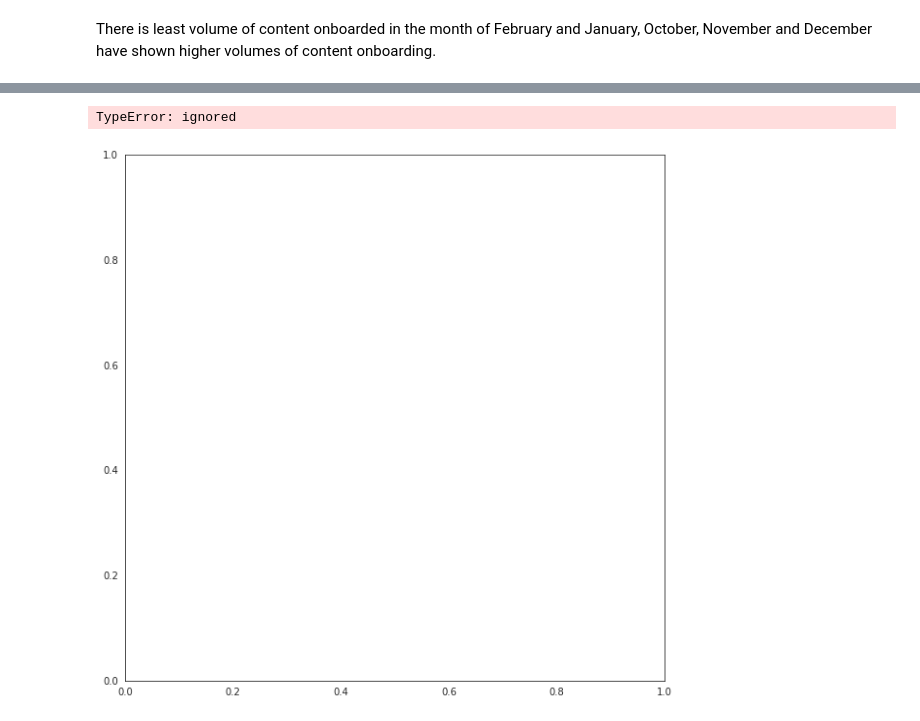
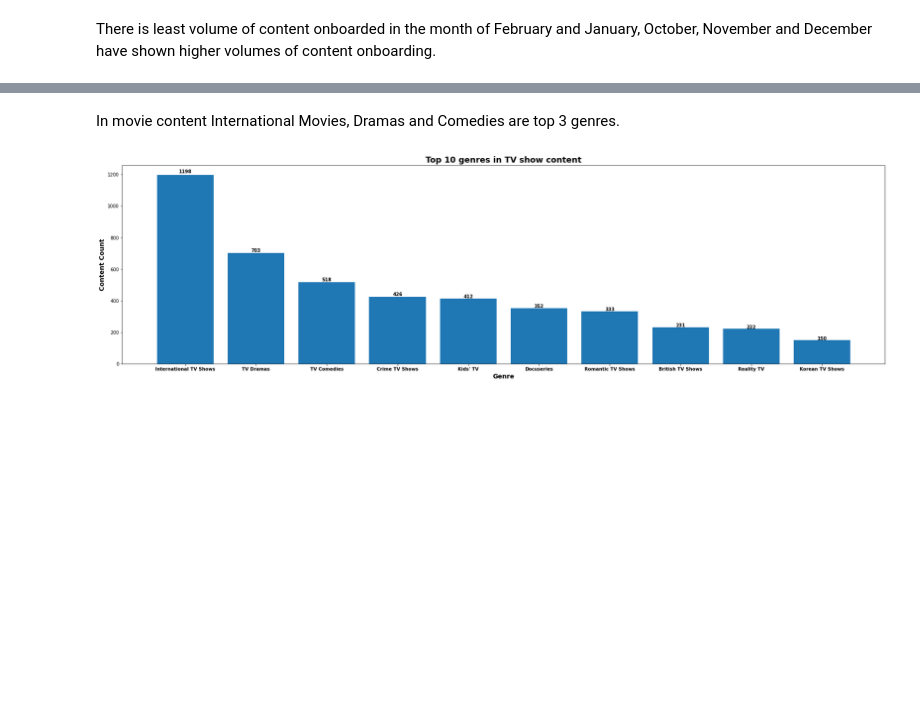
Before and after one commit to shetehm/NETFLIX-MOVIES-AND-TV-SHOWS-CLUSTERING, a Jupyter notebook: Individual_Colab_NETFLIX_MOVIES_AND_TV_SHOWS_CLUSTERING.ipynb, the cells around one changed output, grey strips where cells are left out. Drawn from its saved outputs; the diff is of its cells as text; code cells hidden in the pictures; blank space fills up the shorter version.

```diff
--- a/Individual_Colab_NETFLIX_MOVIES_AND_TV_SHOWS_CLUSTERING.ipynb
+++ b/Individual_Colab_NETFLIX_MOVIES_AND_TV_SHOWS_CLUSTERING.ipynb
@@ -649,8 +670,44 @@ for p in graph:
-# %%
-#Boxplot for duration of movie
-fig, ax = plt.subplots(figsize = ( 10 , 10 ))
-sns.boxplot( y="duration", data=netflix_df)
-ax.set_title( "Cholestrol level and prevalance of Cardiovascular risk" , size = 24 )
-# %% [output]
-TypeError: ignored
-[figure, removed]
+# %% [markdown]
+In movie content International Movies, Dramas and Comedies are top 3 genres.
+# %%
+#Top 10 genres in TV shows content
+tvshow_genre_dict= {' ':0}
+tvshow_genre_list= list(tvshow_df['listed_in'])
+import pdb
+
+for item in tvshow_genre_list:
+  #pdb.set_trace()
+  flag= 3
+  item= item.split(', ')
+  for i in item:
+    if i in tvshow_genre_dict.keys():
+      tvshow_genre_dict[i]= tvshow_genre_dict[i]+1
+    else:
+      tvshow_genre_dict[i]= 1
+tvshow_genre_df= pd.DataFrame(tvshow_genre_dict.items(), columns=['Genre', 'Count'])
+data= tvshow_genre_df.sort_values(by='Count', ascending=False).head(10)
+
+plt.figure(figsize=(30,8))
+graph = plt.bar(data['Genre'], data['Count'])
+
+plt.title('Top 10 genres in TV show content', weight='bold', fontsize= 18)
+plt.xlabel('Genre', weight='bold', fontsize= 14)
+plt.ylabel('Content Count', weight='bold', fontsize= 14)
+plt.xticks(data['Genre'], weight='bold')
+labels= []
+for item in data['Count']:
+  labels.append(item)
+
+i = 0
+for p in graph:
+    width = p.get_width()
+    height = p.get_height()
+    x, y = p.get_xy()
+    plt.text(x+width/2,
+             y+height*1.01,
+             str(labels[i]),
+             ha='center',
+             weight='bold', fontsize=10)
+    i+=1
+# %% [output]
+[figure, added]
```
Also changed, not shown: parts of 45 cells of this notebook.
